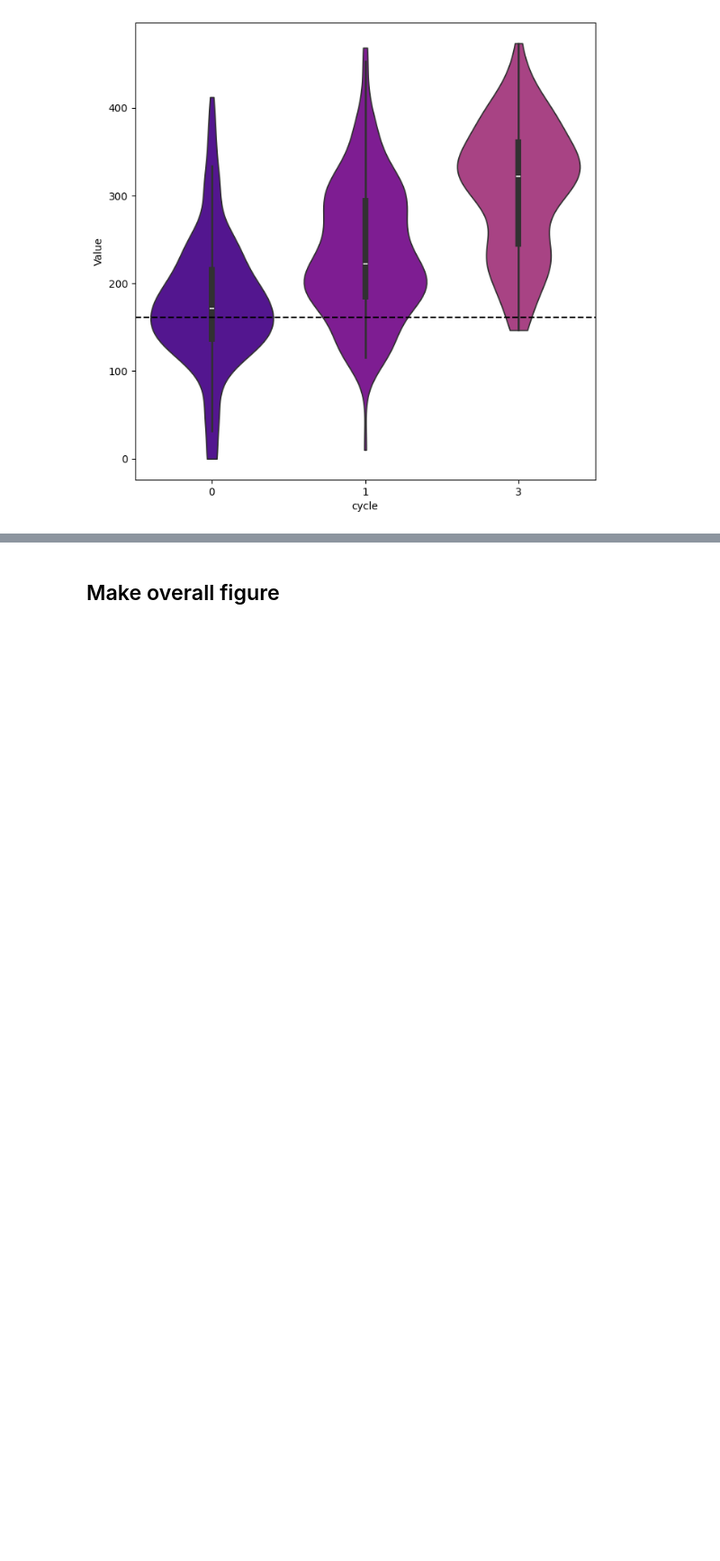
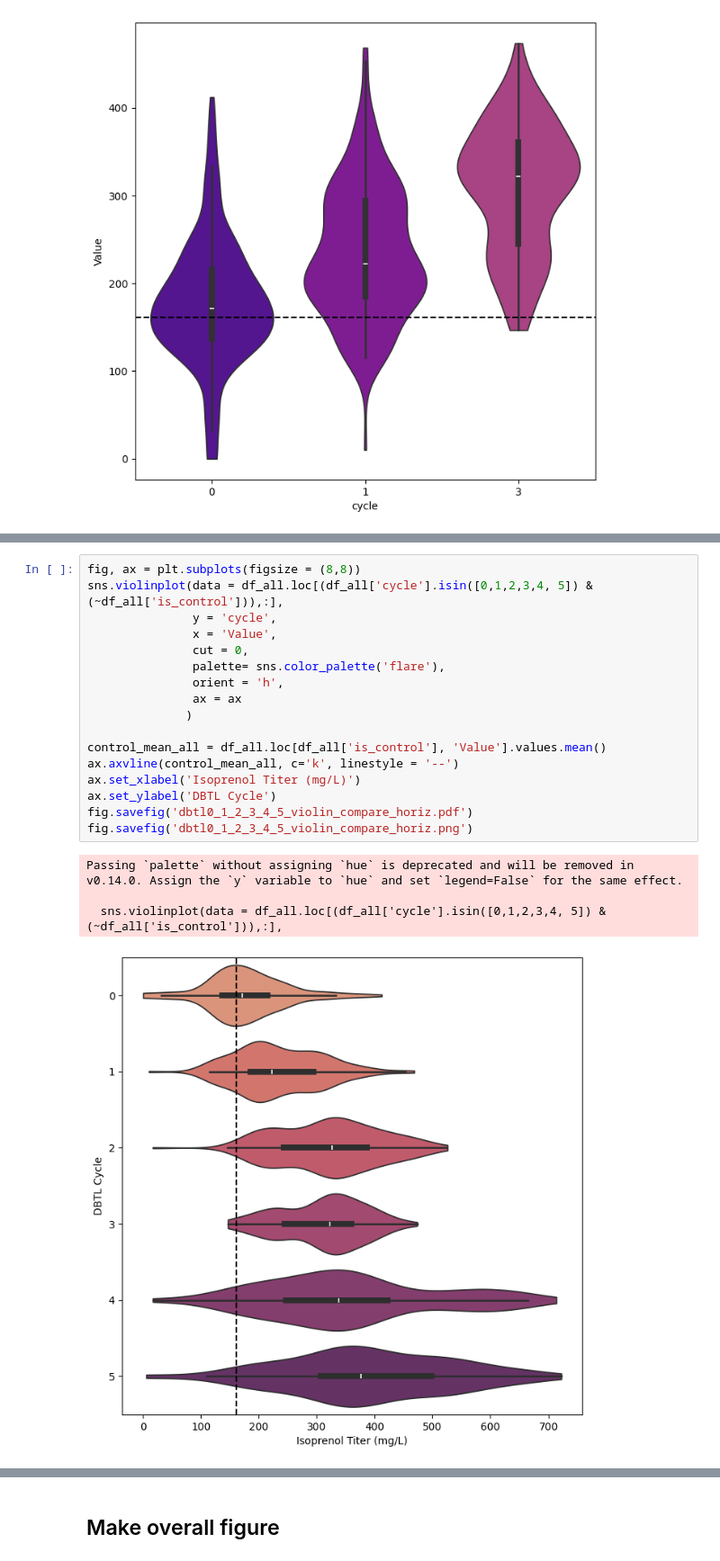
Before and after one commit to JBEI/Isoprenol_CRISPRi, a Jupyter notebook: DavidCarruthers/isoprenol_data/summary_isoprenol_analysis.ipynb, the cells around one changed output, grey strips where cells are left out. Shown: that part at 90% size. Saved outputs shown, nothing was run; the diff lists cells and outputs as text; blank space fills up the shorter version.

```diff
--- a/DavidCarruthers/isoprenol_data/summary_isoprenol_analysis.ipynb
+++ b/DavidCarruthers/isoprenol_data/summary_isoprenol_analysis.ipynb
@@ -63,2 +63,24 @@ Passing `palette` without assigning `hue` is deprecated and will be removed in v
+# %%
+fig, ax = plt.subplots(figsize = (8,8))
+sns.violinplot(data = df_all.loc[(df_all['cycle'].isin([0,1,2,3,4, 5]) & (~df_all['is_control'])),:],
+               y = 'cycle',
+               x = 'Value',
+               cut = 0,
+               palette= sns.color_palette('flare'),
+               orient = 'h',
+               ax = ax
+              )
+
+control_mean_all = df_all.loc[df_all['is_control'], 'Value'].values.mean()
+ax.axvline(control_mean_all, c='k', linestyle = '--')
+ax.set_xlabel('Isoprenol Titer (mg/L)')
+ax.set_ylabel('DBTL Cycle')
+fig.savefig('dbtl0_1_2_3_4_5_violin_compare_horiz.pdf')
+fig.savefig('dbtl0_1_2_3_4_5_violin_compare_horiz.png')
+# %% [output]
+Passing `palette` without assigning `hue` is deprecated and will be removed in v0.14.0. Assign the `y` variable to `hue` and set `legend=False` for the same effect.
+
+  sns.violinplot(data = df_all.loc[(df_all['cycle'].isin([0,1,2,3,4, 5]) & (~df_all['is_control'])),:],
+[figure, added]
 # %%
 fig, ax = plt.subplots(figsize = (8,8))
```
Also changed, not shown: parts of 16 cells of this notebook, 12 other files.
